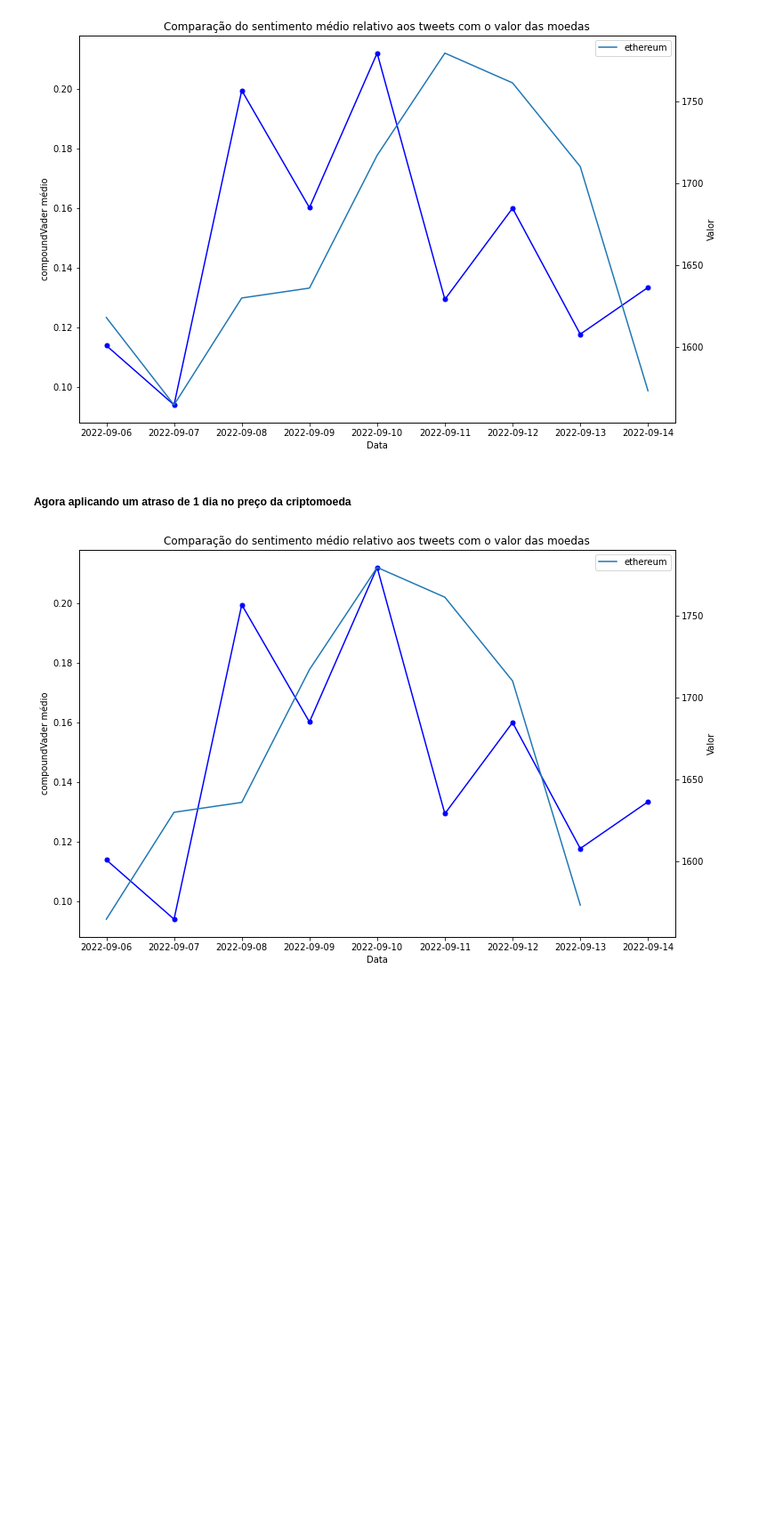
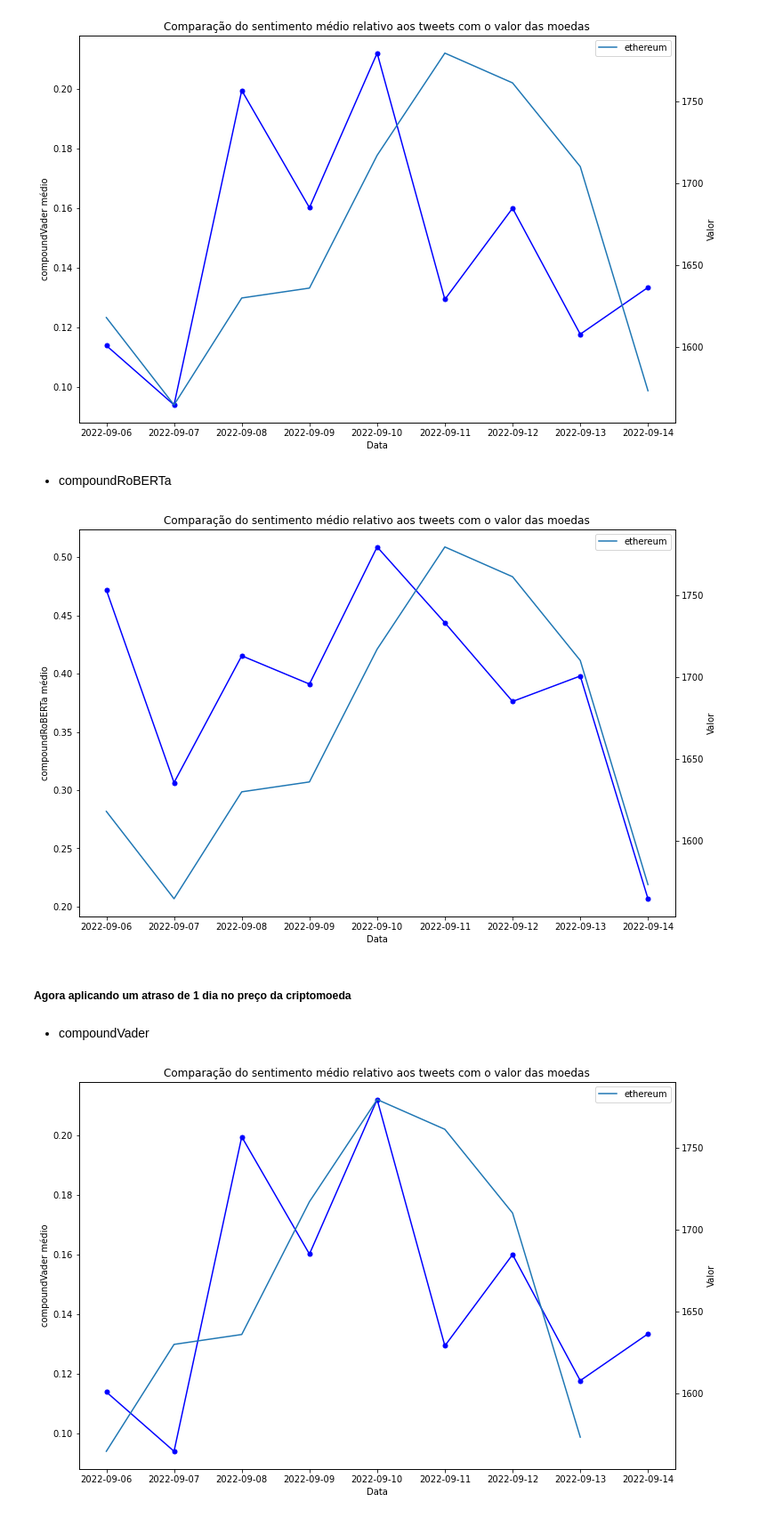
Before and after one commit to rushmetra/MD-Project, a Jupyter notebook: src/analysis.ipynb, the cells around one changed output. Shown at 89% size. Cells and saved outputs as stored; diff of their text form; code cells hidden in the pictures; blank space fills up the shorter version.

```diff
--- a/src/analysis.ipynb
+++ b/src/analysis.ipynb
@@ -175,8 +263,43 @@ ax2.legend()
 plt.show()
 # %% [output]
 [figure]
+# %% [markdown]
+- compoundRoBERTa
+# %%
+dfTweets['Date'] = pd.to_datetime(dfTweets['Date'])
+dfMarket['Date'] = pd.to_datetime(dfMarket['Date'])
+
+
+
+df_tweets_daily = dfTweets.groupby(dfTweets['Date'].dt.date)['compoundRoBERTa'].mean().reset_index()
+df_market_daily = dfMarket.groupby(['Date', 'currency_name'])['Value'].mean().reset_index()
+
+
+
+fig, ax1 = plt.subplots(figsize=(12,8))
+# plotar o gráfico para a média do compoundVader
+ax1.plot(df_tweets_daily['Date'], df_tweets_daily['compoundRoBERTa'], color='blue', marker='o', markersize=5)
+ax1.set_xlabel('Data')
+ax1.set_ylabel('compoundRoBERTa médio')
+ax1.set_title('Comparação do sentimento médio relativo aos tweets com o valor das moedas')
+
+# criar um segundo eixo y para o valor médio das moedas
+ax2 = ax1.twinx()
+
+# plotar o gráfico para o valor médio das moedas
+for currency in df_market_daily['currency_name'].unique():
+    df_currency = df_market_daily[df_market_daily['currency_name'] == currency]
+    ax2.plot(df_currency['Date'], df_currency['Value'], label=currency)
+
+ax2.set_ylabel('Valor')
+ax2.legend()
+plt.show()
+# %% [output]
+[figure, added]
 # %% [markdown]
 ##### Agora aplicando um atraso de 1 dia no preço da criptomoeda
+# %% [markdown]
+- compoundVader
 # %%
 dfTweets['Date'] = pd.to_datetime(dfTweets['Date'])
 dfMarket['Date'] = pd.to_datetime(dfMarket['Date'])
```
Also changed, not shown: parts of 40 cells of this notebook, 3 other files.
